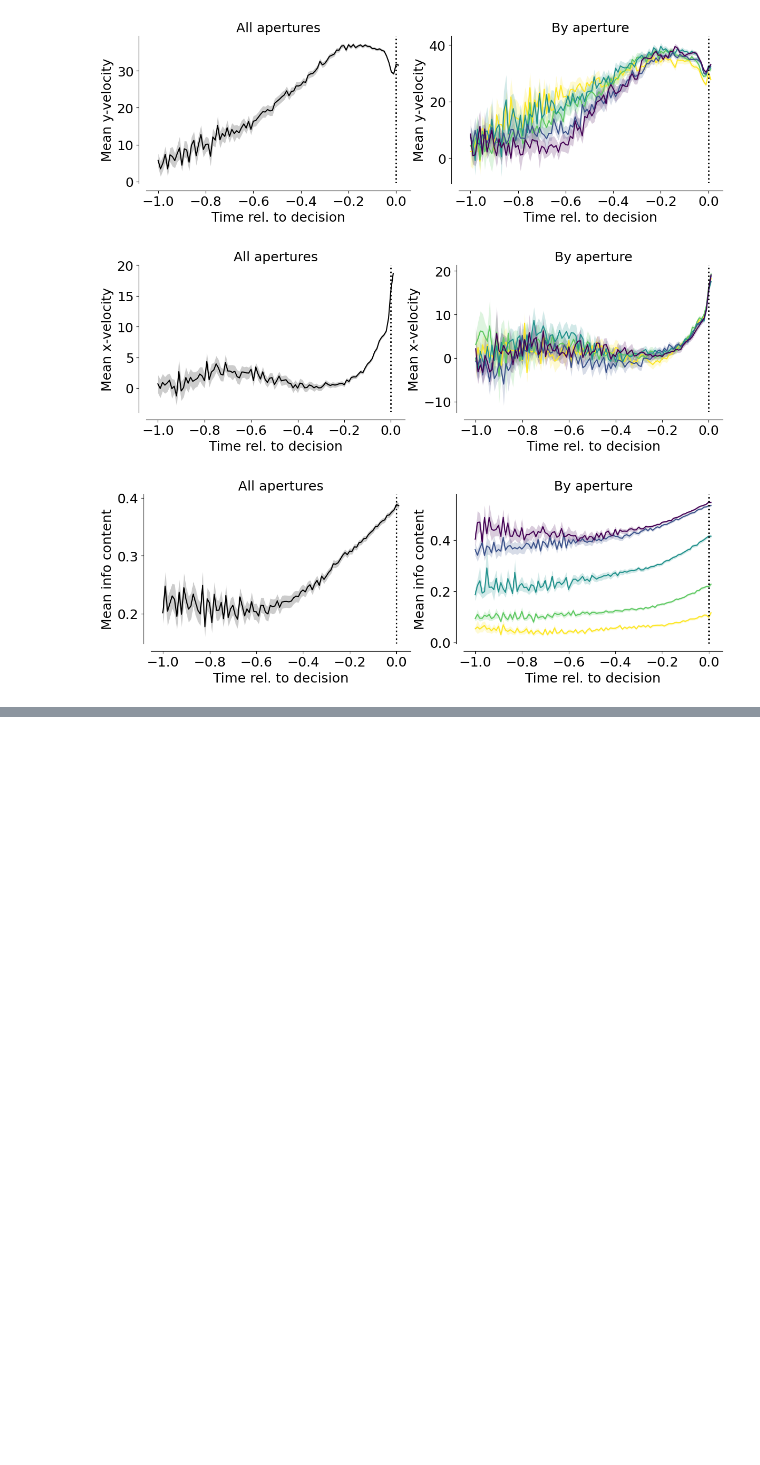
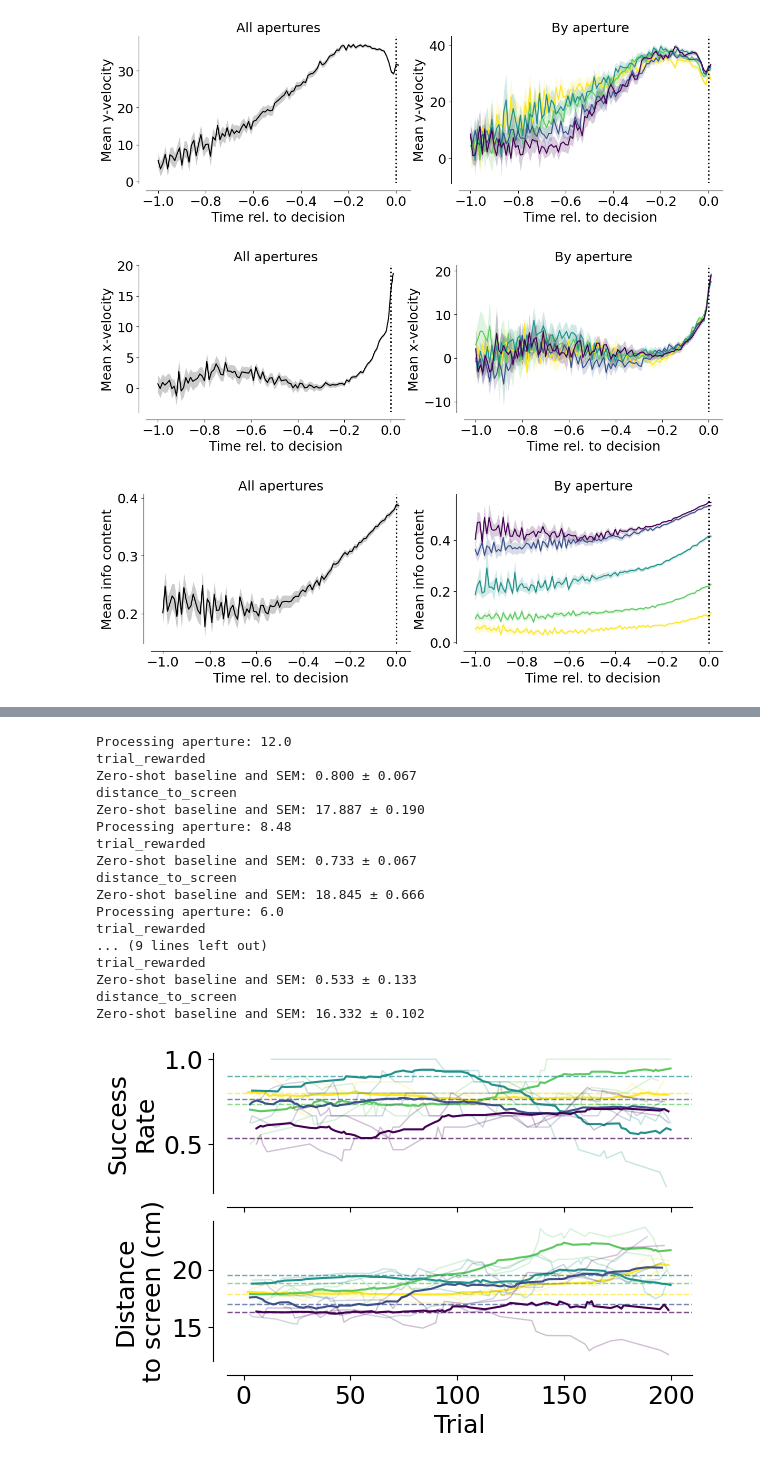
Before and after one commit to MMathisLab/FreelyMovingVR4Mice, a Jupyter notebook: dj_pipeline/notebooks/NP_figures/multi_regression.ipynb, the cells around one changed output, grey strips where cells are left out. Drawn from its saved outputs; the diff is of its cells as text; code cells hidden in the pictures; blank space fills up the shorter version.

```diff
--- a/dj_pipeline/notebooks/NP_figures/multi_regression.ipynb
+++ b/dj_pipeline/notebooks/NP_figures/multi_regression.ipynb
@@ -914,0 +899,70 @@ plt.savefig(save_fig_path + "figure5_info_velocity_correlation_y.svg", transpare
+# %%
+interpolated_df["date"] = pd.to_datetime(interpolated_df["dataset"].str.split("_").str[1])
+interpolated_df.sort_values(by=["mouse_name", "date"], inplace=True)
+# %%
+import copy
+temp_interpolated_df = copy.deepcopy(interpolated_df)
+
+temp_interpolated_df = temp_interpolated_df[temp_interpolated_df.mouse_name != "J731"]
+temp_interpolated_df["y"] = temp_interpolated_df["y"]
+first_datasets = temp_interpolated_df[(temp_interpolated_df.trial == 20) & (temp_interpolated_df.trial_length == 0.0)].groupby('mouse_name').first()["dataset"]
+second_datasets = temp_interpolated_df[(temp_interpolated_df.trial == 20) & (temp_interpolated_df.trial_length == 0.0)].groupby('mouse_name').apply(lambda x: x.iloc[1])["dataset"]
+# %%
+# and for decision points
+first_decision_points = decision_points[decision_points.dataset.isin(first_datasets)]
+#first_decision_points = first_decision_points[~first_decision_points.mouse_name.isin(["J731"])]
+# %%
+fig, ax = plt.subplots(2, 1, figsize=(6, 4), sharex=True)
+
+window_size = 15
+n_trials = 200
+
+for aperture, color in zip(first_decision_points.aperture.unique(), plotting.colors_multi_aperture):
+    print(f"Processing aperture: {aperture}")
+    print("trial_rewarded")
+    plotting.plot_mouse_trial_lineplot(first_decision_points[(first_decision_points.aperture==aperture) & (first_decision_points.trial <= n_trials)],
+                                       "trial_rewarded",
+                                        ax=ax[0],
+                                        rolling_window=window_size,
+                                        color=color,
+                                        normalize=False,
+                                        print_zero_shot=True)
+    print("distance_to_screen")
+    plotting.plot_mouse_trial_lineplot(first_decision_points[(first_decision_points.aperture==aperture) & (first_decision_points.trial <= n_trials)],
+                                       "distance_to_screen",
+                                        ax=ax[1],
+                                        rolling_window=window_size,
+                                        color=color,
+                                        normalize=False,
+                                        print_zero_shot=True)
+
+ax[0].set_title("")
+ax[1].set_title("")
+ax[0].set_xlabel("")
+
+ax[0].set_ylabel("Success\nRate")
+ax[1].set_ylabel("Distance\nto screen (cm)")
+
+for ax in ax.flatten():
+    sns.despine(offset=10, ax=ax)
+
+plt.savefig(save_fig_path + "figure5_first_session.svg", transparent=True, bbox_inches="tight")
+# %% [output]
+Processing aperture: 12.0
+trial_rewarded
+Zero-shot baseline and SEM: 0.800 ± 0.067
+distance_to_screen
+Zero-shot baseline and SEM: 17.887 ± 0.190
+Processing aperture: 8.48
+trial_rewarded
+Zero-shot baseline and SEM: 0.733 ± 0.067
+distance_to_screen
+Zero-shot baseline and SEM: 18.845 ± 0.666
+Processing aperture: 6.0
+trial_rewarded
+... (9 lines left out)
+trial_rewarded
+Zero-shot baseline and SEM: 0.533 ± 0.133
+distance_to_screen
+Zero-shot baseline and SEM: 16.332 ± 0.102
+[figure, added]
```
Also changed, not shown: parts of 9 cells of this notebook, 12 other files.
